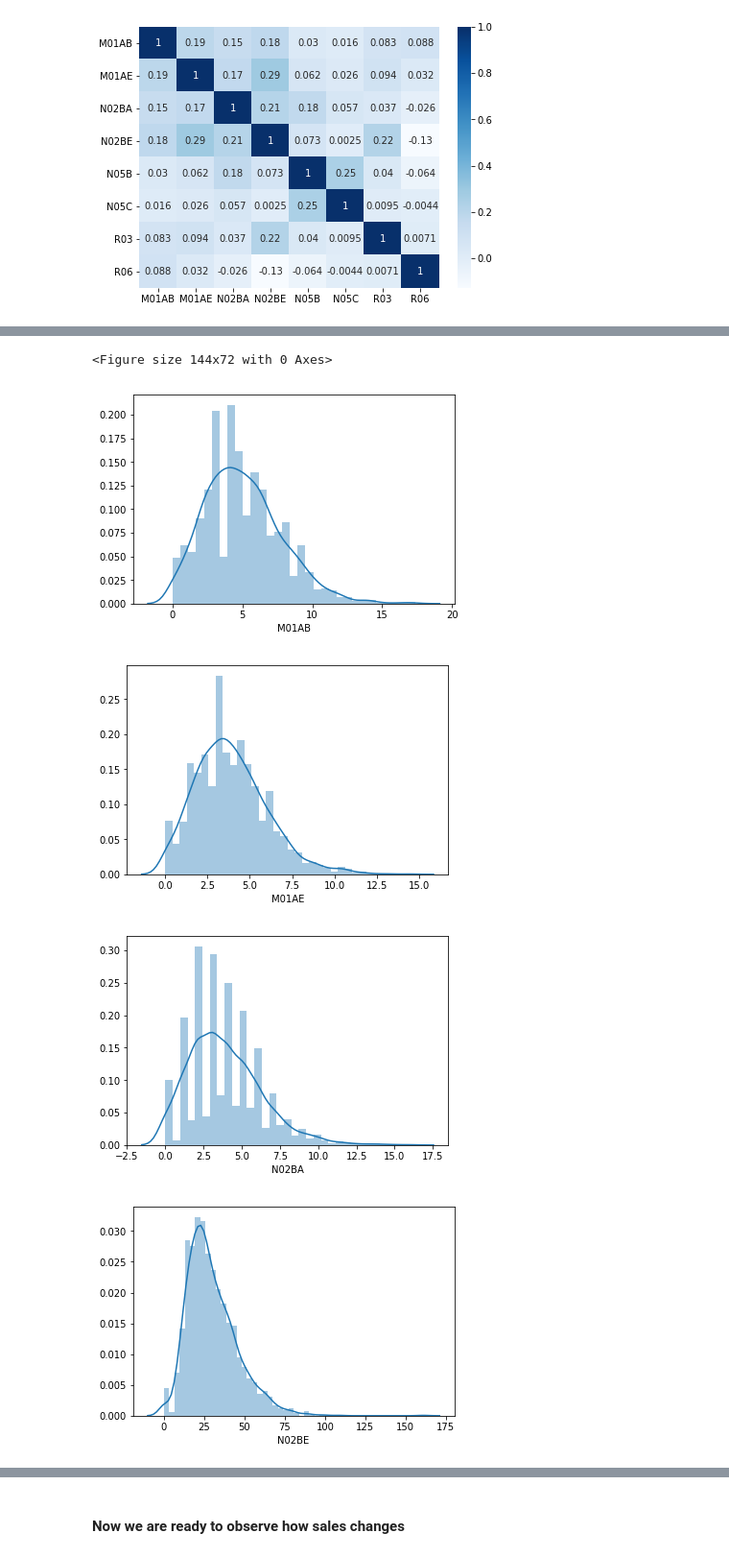
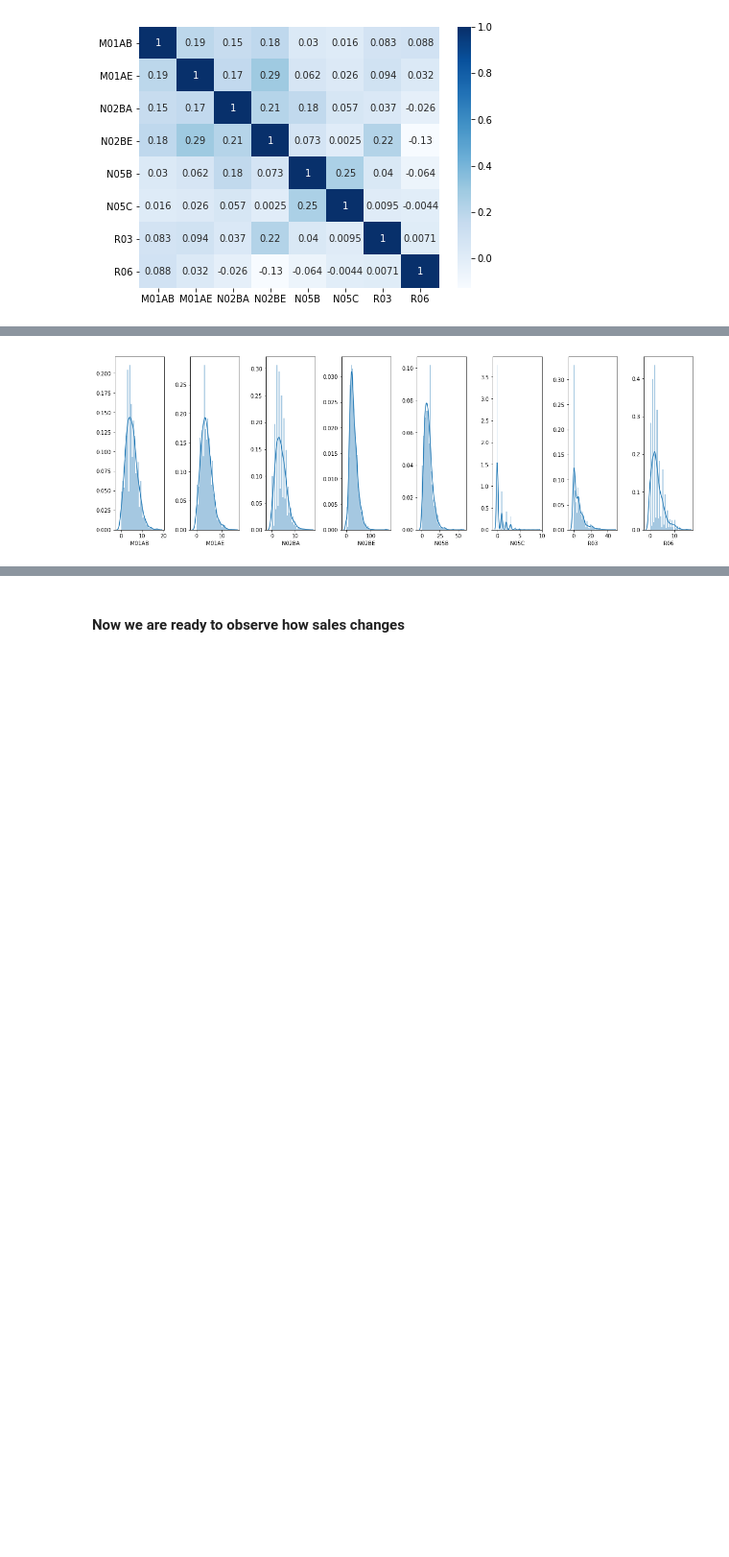
Before and after one commit to VinGeorge/Time-series-projects, a Jupyter notebook: sales prediction.ipynb, the cells around one changed output, grey strips where cells are left out. Shown at 96% size. Cells and saved outputs as stored; diff of their text form; code cells hidden in the pictures; blank space fills up the shorter version.

```diff
--- a/sales prediction.ipynb
+++ b/sales prediction.ipynb
@@ -84,14 +84,11 @@ let's find them (outliers)
 # %%
-cols = ['M01AB', 'M01AE', 'N02BA', 'N02BE', 'N05B', 'N05C', 'R03', 'R06']
+columns = ['M01AB', 'M01AE', 'N02BA', 'N02BE', 'N05B', 'N05C', 'R03', 'R06']
 
-l = df[cols].columns.values
-number_of_columns=25
-number_of_rows = len(l)-1/number_of_columns
-plt.figure(figsize=(2*number_of_columns,5*number_of_rows))
-for i in range(0,len(l)):
-    plt.subplot(number_of_rows + 1,number_of_columns,i+1)
-    sns.boxplot(df[l[i]],orient='v')
-#     sns.distplot(df[l[i]], kde=True)
+number_of_columns = len(columns)
+plt.figure(figsize=(2*number_of_columns,10))
+for category in range(0,number_of_columns):
+    plt.subplot(2 ,number_of_columns ,category+1)
+    sns.boxplot(df[columns[category]], orient='v')
     plt.tight_layout()
 # %% [output]
 [figure]
@@ -100,8 +97 @@ Look at that! All of categories include outliers.<br>
 In accordance with statistics, outliers are defined how values those out of 3 IQR.
-# %%
-# select ATC categories
-
-plt.figure(figsize=(2,1))
-for category in cols:
-    plt.subplots()
-    sns.boxplot(df[category], orient='v');
@@ -131,12 +111,9 @@ If you for instance desire use a linear regression for prediction, you have to c
 In our case we can see lightly correlation between related categories (N05B, N05C and N02BA, N02BE) and interesting assotiation between M01AE, N02BA codes. Defining the reasons of that could be goal of further analysis.
 # %%
-plt.figure(figsize=(2,1))
-for category in cols:
-    plt.subplots()
-    sns.distplot(df[category], kde=True);
+plt.figure(figsize=(2*number_of_columns,10))
+for category in range(0,number_of_columns):
+    plt.subplot(2 ,number_of_columns ,category+1)
+    sns.distplot(df[columns[category]], kde=True)
+    plt.tight_layout()
 # %% [output]
-<Figure size 144x72 with 0 Axes>
-[figure, old version]
+[figure, new version]
-[figure, removed]
-[figure, removed]
-[figure, removed]
```
Also changed, not shown: parts of 25 cells of this notebook.
